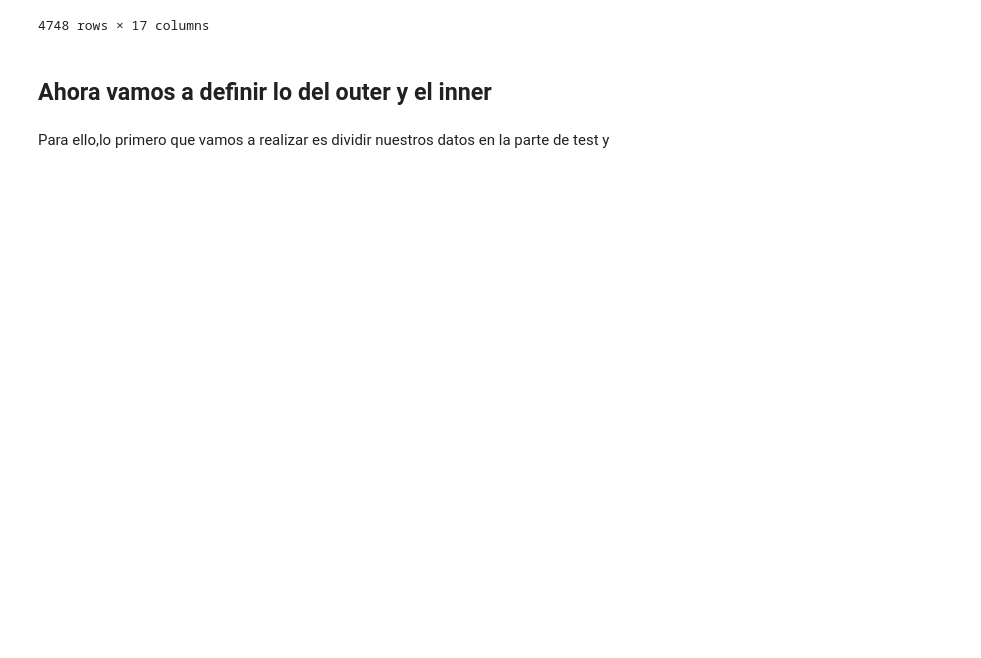
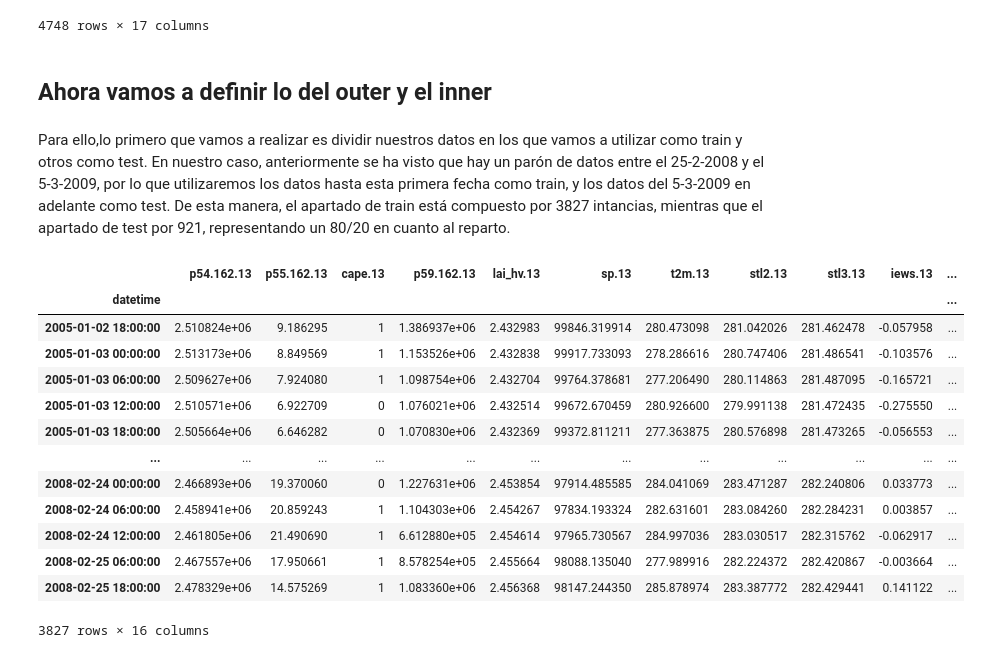
Before and after one commit to NicolasLamotteUC3M/p1_aprendizaje_automatico_Jaime_Nicolas, a Jupyter notebook: NotebookFinal.ipynb, the cells around one changed output. Saved outputs shown, nothing was run; the diff lists cells and outputs as text; code cells hidden in the pictures; blank space fills up the shorter version.

```diff
--- a/NotebookFinal.ipynb
+++ b/NotebookFinal.ipynb
@@ -490,4 +490,30 @@ datos_filtrados
 # %% [markdown]
 ## Ahora vamos a definir lo del outer y el inner
 # %% [markdown]
-Para ello,lo primero que vamos a realizar es dividir nuestros datos en la parte de test y
+Para ello,lo primero que vamos a realizar es dividir nuestros datos en los que vamos a utilizar como train y otros como test. En nuestro caso, anteriormente se ha visto que hay un parón de datos entre el 25-2-2008 y el 5-3-2009, por lo que utilizaremos los datos hasta esta primera fecha como train, y los datos del 5-3-2009 en adelante como test. De esta manera, el apartado de train está compuesto por 3827 intancias, mientras que el apartado de test por 921, representando un 80/20 en cuanto al reparto.
+# %%
+X = datos_filtrados.drop(columns=['energy'])
+y = datos_filtrados['energy']
+# %%
+X_train = X.loc[:'2009-03-03']
+y_train = y.loc[:'2009-03-03']
+
+X_test = X.loc['2009-03-04':]
+y_test = y.loc['2009-03-04':]
+# %%
+X_train
+# %% [output]
+|  | p54.162.13 | p55.162.13 | cape.13 | p59.162.13 | lai_hv.13 | sp.13 | t2m.13 | stl2.13 | stl3.13 | iews.13 | ... |
+| datetime |  |  |  |  |  |  |  |  |  |  | ... |
+| 2005-01-02 18:00:00 | 2.510824e+06 | 9.186295 | 1 | 1.386937e+06 | 2.432983 | 99846.319914 | 280.473098 | 281.042026 | 281.462478 | -0.057958 | ... |
+| 2005-01-03 00:00:00 | 2.513173e+06 | 8.849569 | 1 | 1.153526e+06 | 2.432838 | 99917.733093 | 278.286616 | 280.747406 | 281.486541 | -0.103576 | ... |
+| 2005-01-03 06:00:00 | 2.509627e+06 | 7.924080 | 1 | 1.098754e+06 | 2.432704 | 99764.378681 | 277.206490 | 280.114863 | 281.487095 | -0.165721 | ... |
+| 2005-01-03 12:00:00 | 2.510571e+06 | 6.922709 | 0 | 1.076021e+06 | 2.432514 | 99672.670459 | 280.926600 | 279.991138 | 281.472435 | -0.275550 | ... |
+| 2005-01-03 18:00:00 | 2.505664e+06 | 6.646282 | 0 | 1.070830e+06 | 2.432369 | 99372.811211 | 277.363875 | 280.576898 | 281.473265 | -0.056553 | ... |
+| ... | ... | ... | ... | ... | ... | ... | ... | ... | ... | ... | ... |
+| 2008-02-24 00:00:00 | 2.466893e+06 | 19.370060 | 0 | 1.227631e+06 | 2.453854 | 97914.485585 | 284.041069 | 283.471287 | 282.240806 | 0.033773 | ... |
+| 2008-02-24 06:00:00 | 2.458941e+06 | 20.859243 | 1 | 1.104303e+06 | 2.454267 | 97834.193324 | 282.631601 | 283.084260 | 282.284231 | 0.003857 | ... |
+| 2008-02-24 12:00:00 | 2.461805e+06 | 21.490690 | 1 | 6.612880e+05 | 2.454614 | 97965.730567 | 284.997036 | 283.030517 | 282.315762 | -0.062917 | ... |
+| 2008-02-25 06:00:00 | 2.467557e+06 | 17.950661 | 1 | 8.578254e+05 | 2.455664 | 98088.135040 | 277.989916 | 282.224372 | 282.420867 | -0.003664 | ... |
+| 2008-02-25 18:00:00 | 2.478329e+06 | 14.575269 | 1 | 1.083360e+06 | 2.456368 | 98147.244350 | 285.878974 | 283.387772 | 282.429441 | 0.141122 | ... |
+3827 rows × 16 columns
```
Also changed, not shown: parts of 5 cells of this notebook.
